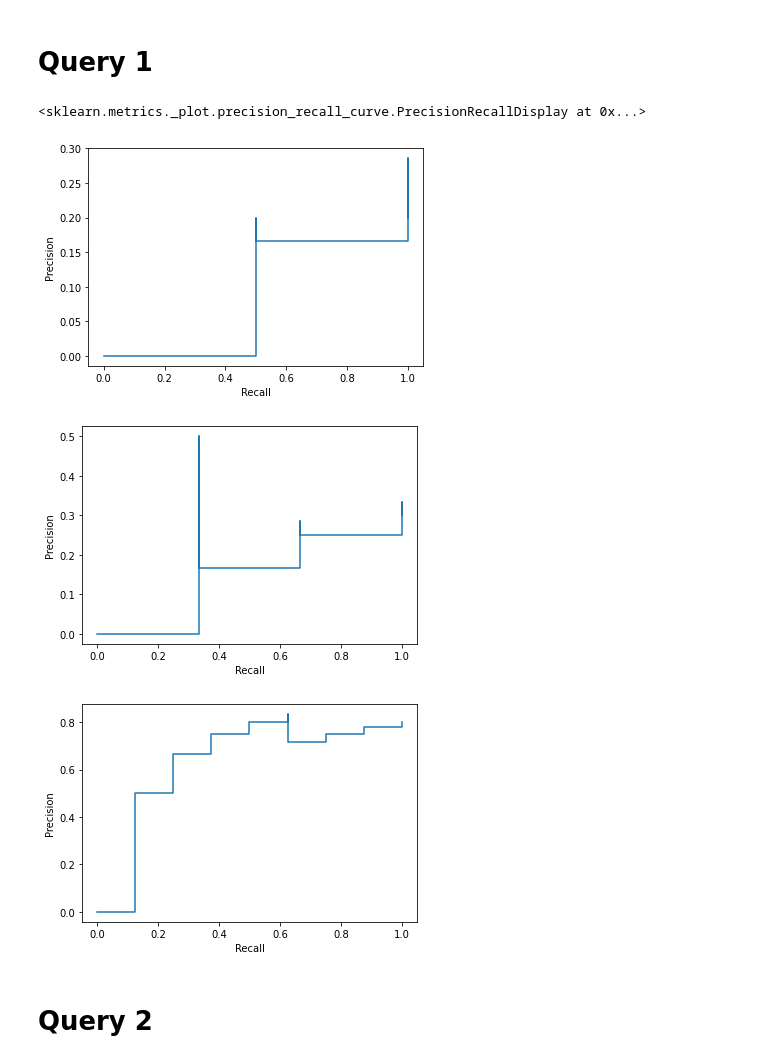
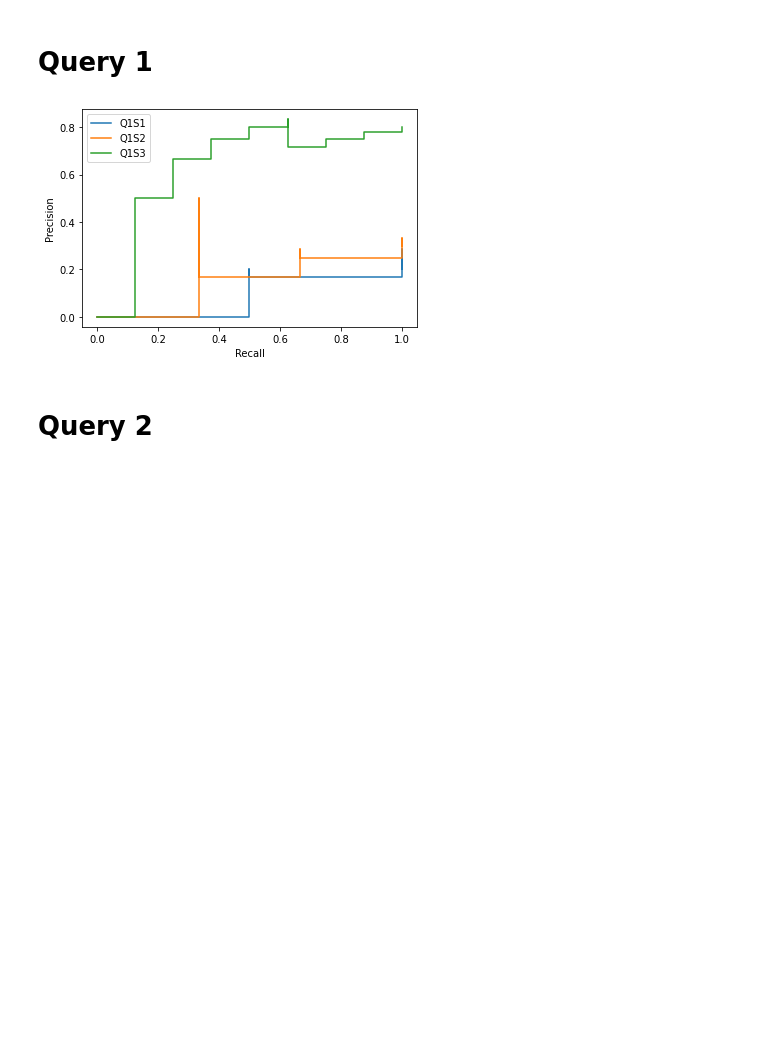
Before and after one commit to davide-castro20/FEUP-PRI, a Jupyter notebook: precision_graphs.ipynb, the cells around one changed output. Saved outputs shown, nothing was run; the diff lists cells and outputs as text; code cells hidden in the pictures; blank space fills up the shorter version.

Commit message:
same plot

```diff
--- a/precision_graphs.ipynb
+++ b/precision_graphs.ipynb
@@ -27,7 +27,7 @@ recall_query1_system1 = [
 ]
 
 query1_system1_plot = PrecisionRecallDisplay(precision_query1_system1,recall_query1_system1)
-query1_system1_plot.plot()
+
 
 ################
 
@@ -49,39 +49,42 @@ recall_query1_system2 = [
     ]) / np.bincount(np.split(query1_system2_scores,2)[0])[1]
     for idx, _ in enumerate(np.split(y_true,2)[0], start=1)
 ]
 
 query1_system2_plot = PrecisionRecallDisplay(precision_query1_system2,recall_query1_system2)
-query1_system2_plot.plot()
+
 
 
 ###############
 
 query1_system3_scores = np.array([0,1,1,1,1,1,0,1,1,1,1,1,0,1,0,1,0,1,0,1,])
 precision_query1_system3 = [
     len([
         doc
         for idx,doc in enumerate(np.split(y_true,2)[0][:idx])
         if query1_system3_scores[idx] == 1
     ]) / idx
     for idx, _ in enumerate(np.split(y_true,2)[0], start=1)
 ]
 
 recall_query1_system3 = [
     len([
         doc
         for idx,doc in enumerate(np.split(y_true,2)[0][:idx])
         if query1_system3_scores[idx] == 1
     ]) / np.bincount(np.split(query1_system3_scores,2)[0])[1]
     for idx, _ in enumerate(np.split(y_true,2)[0], start=1)
 ]
 
 query1_system3_plot = PrecisionRecallDisplay(precision_query1_system3,recall_query1_system3)
-query1_system3_plot.plot()
+
+query1_system1_plot.plot(ax=plt.gca(),name='Q1S1')
+query1_system2_plot.plot(ax=plt.gca(),name='Q1S2')
+query1_system3_plot.plot(ax=plt.gca(),name='Q1S3')
+
+plt.legend(loc='upper left',ncol=1)
+plt.show()
 # %% [output]
-<sklearn.metrics._plot.precision_recall_curve.PrecisionRecallDisplay at 0x...>
-[figure, old version]
+[figure, new version]
-[figure, removed]
-[figure, removed]
 # %% [markdown]
 # Query 2
 # %%
```
Also changed, not shown: parts of 3 cells of this notebook.
